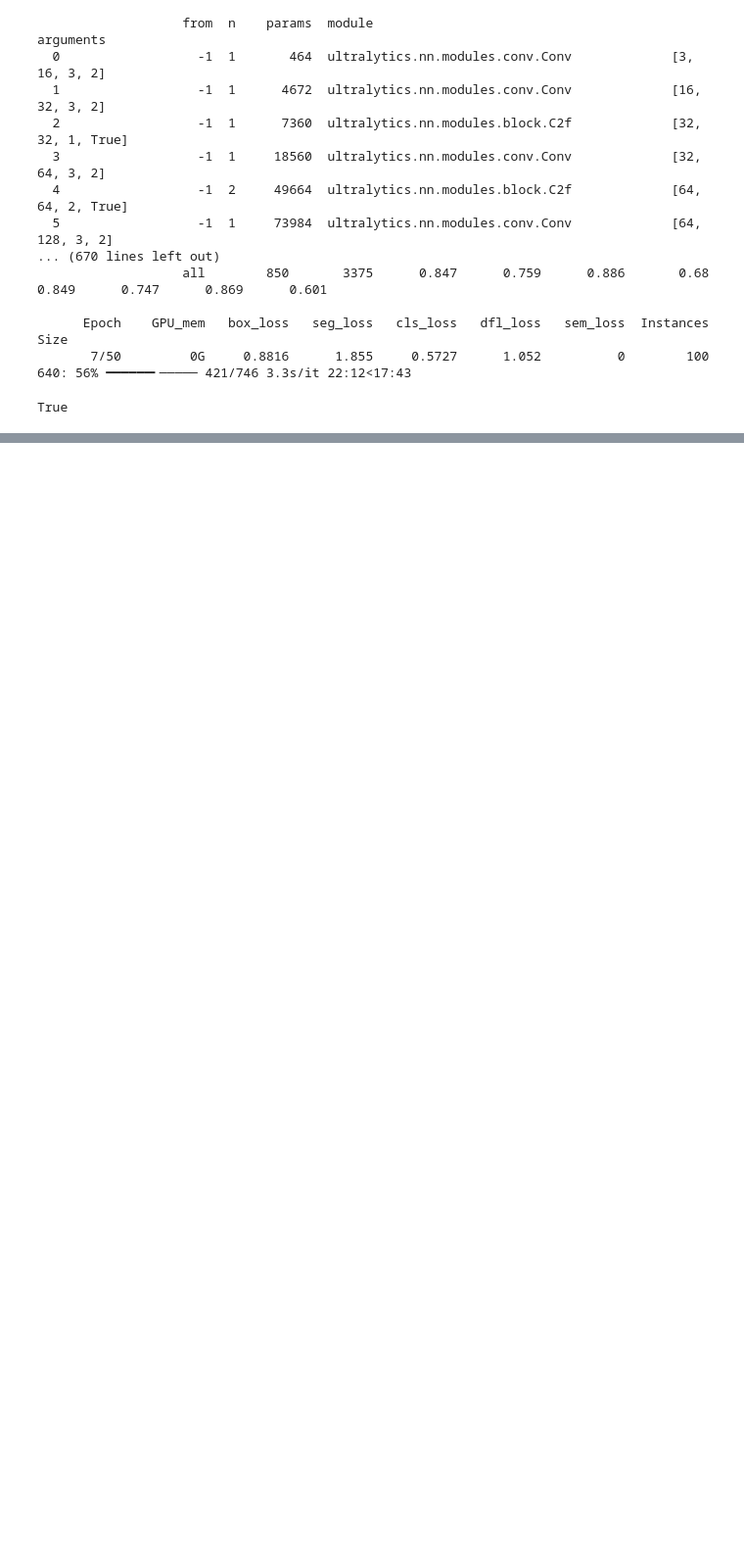
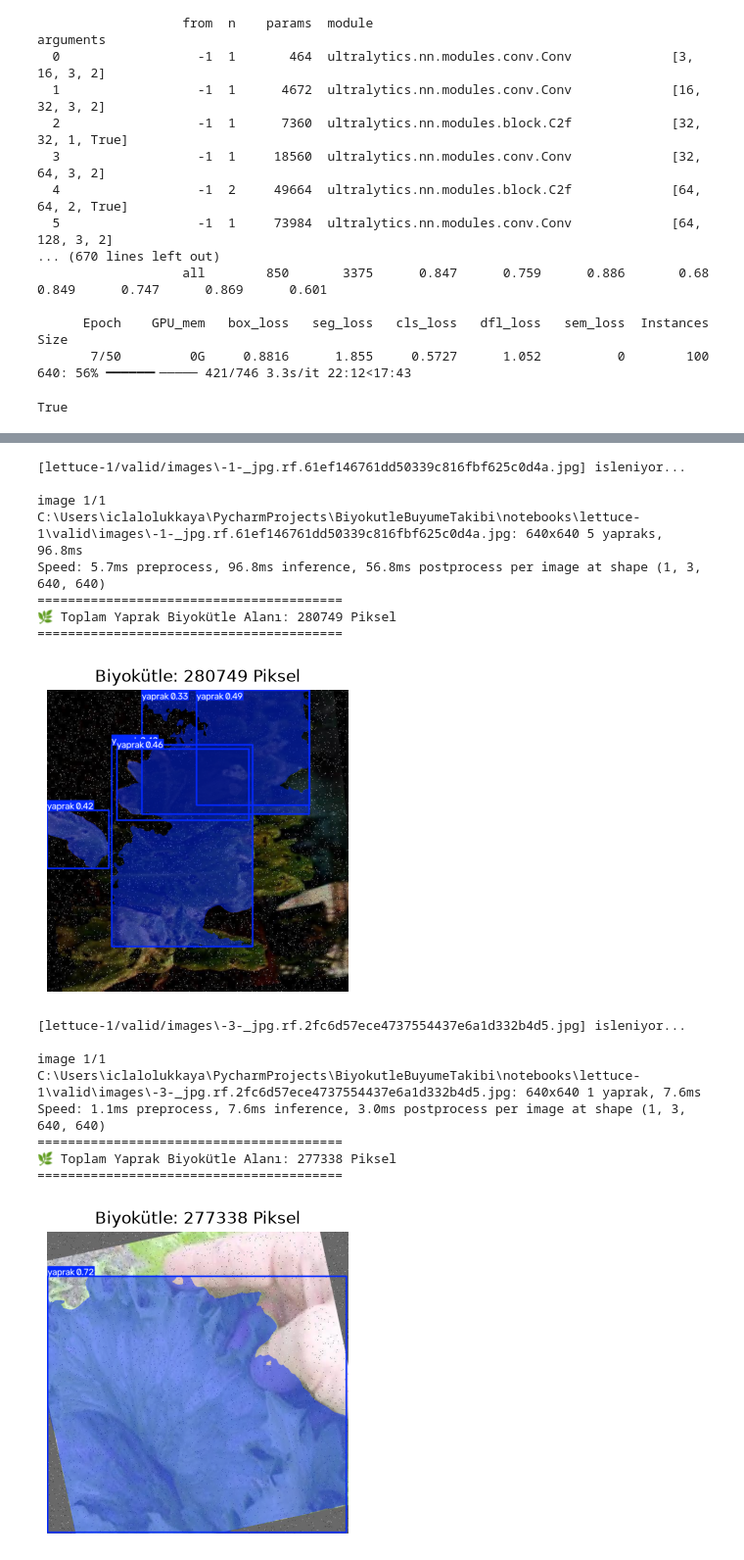
Before and after one commit to iclalolkky/BiyokutleBuyumeTakibi, a Jupyter notebook: notebooks/yolo_veri_hazirligi.ipynb, the cells around one changed output, grey strips where cells are left out. Shown at 98% size. Cells and saved outputs as stored; diff of their text form; code cells hidden in the pictures; blank space fills up the shorter version.

```diff
--- a/notebooks/yolo_veri_hazirligi.ipynb
+++ b/notebooks/yolo_veri_hazirligi.ipynb
@@ -185,3 +185,57 @@ Overriding model.yaml nc=80 with nc=1
                    all        850       3375      0.946      0.922      0.964      0.829      0.944      0.917      0.961      0.749
 Speed: 0.4ms preprocess, 3.5ms inference, 0.0ms loss, 1.3ms postprocess per image
 Results saved to C:\Users\iclalolukkaya\PycharmProjects\BiyokutleBuyumeTakibi\runs\segment\biyokutle_gpu_run
+# %%
+from ultralytics import YOLO
+import cv2
+import numpy as np
+import matplotlib.pyplot as plt
+import glob
+
+model = YOLO("../sera_model_best.pt")
+
+resim_listesi = glob.glob("lettuce-1/valid/images/*.jpg")[:3]
+
+for resim_yolu in resim_listesi:
+    print(f"\n[{resim_yolu}] isleniyor...")
+
+    sonuclar = model.predict(source=resim_yolu, conf=0.25, save=False)
+
+    for sonuc in sonuclar:
+        if sonuc.masks is not None:
+            maskeler = sonuc.masks.data.cpu().numpy()
+            toplam_piksel_alani = 0
+
+            for maske in maskeler:
+                yaprak_pikselleri = np.sum(maske == 1)
+                toplam_piksel_alani += yaprak_pikselleri
+
+            print("="*40)
+            print(f"🌿 Toplam Yaprak Biyokütle Alanı: {toplam_piksel_alani} Piksel")
+            print("="*40)
+
+            cizimli_resim = sonuc.plot()
+            plt.figure(figsize=(8, 4))
+            plt.imshow(cv2.cvtColor(cizimli_resim, cv2.COLOR_BGR2RGB))
+            plt.axis("off")
+            plt.title(f"Biyokütle: {toplam_piksel_alani} Piksel")
+            plt.show()
+        else:
+            print("⚠️ Bu fotoğrafta yaprak tespit edilemedi (Boş resim olabilir).")
+# %% [output]
+[lettuce-1/valid/images\-1-_jpg.rf.61ef146761dd50339c816fbf625c0d4a.jpg] isleniyor...
+
+image 1/1 C:\Users\iclalolukkaya\PycharmProjects\BiyokutleBuyumeTakibi\notebooks\lettuce-1\valid\images\-1-_jpg.rf.61ef146761dd50339c816fbf625c0d4a.jpg: 640x640 5 yapraks, 96.8ms
+Speed: 5.7ms preprocess, 96.8ms inference, 56.8ms postprocess per image at shape (1, 3, 640, 640)
+========================================
+🌿 Toplam Yaprak Biyokütle Alanı: 280749 Piksel
+========================================
+[figure, added]
+[lettuce-1/valid/images\-3-_jpg.rf.2fc6d57ece4737554437e6a1d332b4d5.jpg] isleniyor...
+
+image 1/1 C:\Users\iclalolukkaya\PycharmProjects\BiyokutleBuyumeTakibi\notebooks\lettuce-1\valid\images\-3-_jpg.rf.2fc6d57ece4737554437e6a1d332b4d5.jpg: 640x640 1 yaprak, 7.6ms
+Speed: 1.1ms preprocess, 7.6ms inference, 3.0ms postprocess per image at shape (1, 3, 640, 640)
+========================================
+🌿 Toplam Yaprak Biyokütle Alanı: 277338 Piksel
+========================================
+[figure, added]
```
Also changed, not shown: parts of 3 cells of this notebook.
